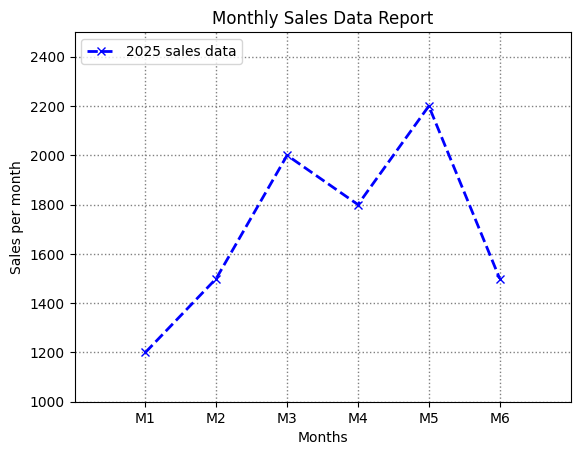
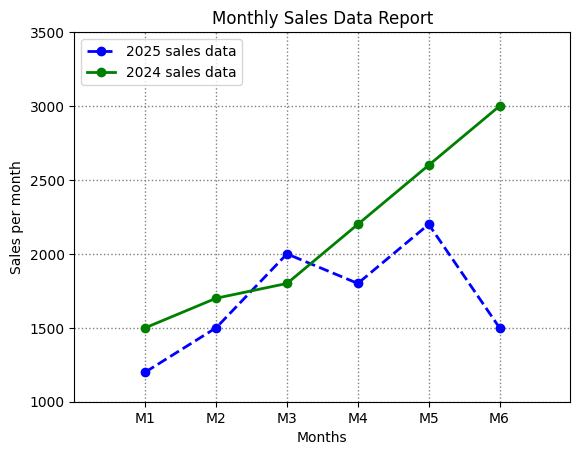
Unified diff of the notebook cell whose output changed from the first chart to the second:
--- before
+++ after
@@ -2,5 +2,6 @@
 x = [1,2,3,4,5,6]
 y = [1200,1500,2000,1800,2200,1500]
-plt.plot(x,y, color = "blue",linestyle='--',linewidth=2,marker='x' ,label="2025 sales data")
+plt.plot(x,y, color = "blue",linestyle='--',linewidth=2,marker='o' ,label="2025 sales data")
+plt.plot(x,[1500,1700,1800,2200,2600,3000], color = "green",linestyle='-',linewidth=2,marker='o' ,label="2024 sales data")
 plt.xlabel("Months")
 plt.ylabel("Sales per month")
@@ -9,5 +10,5 @@
 plt.grid(color = 'gray', linestyle=':', linewidth=1)
 plt.xlim(0,7)
-plt.ylim(1000,2500)
+plt.ylim(1000,3500)
 plt.xticks([1,2,3,4,5,6],["M1","M2",'M3','M4','M5','M6'])
 

Commit: Practice of Matplotlib